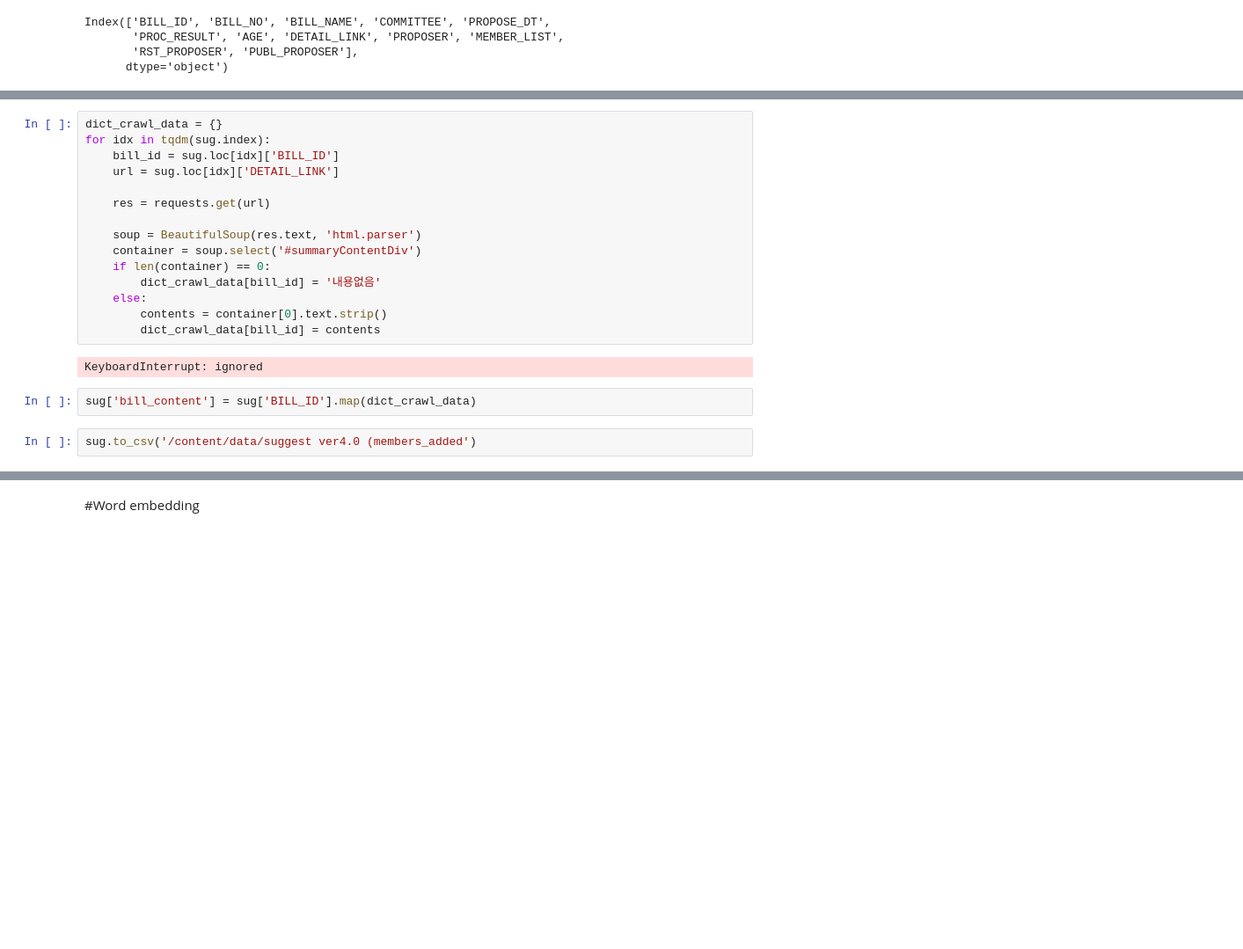
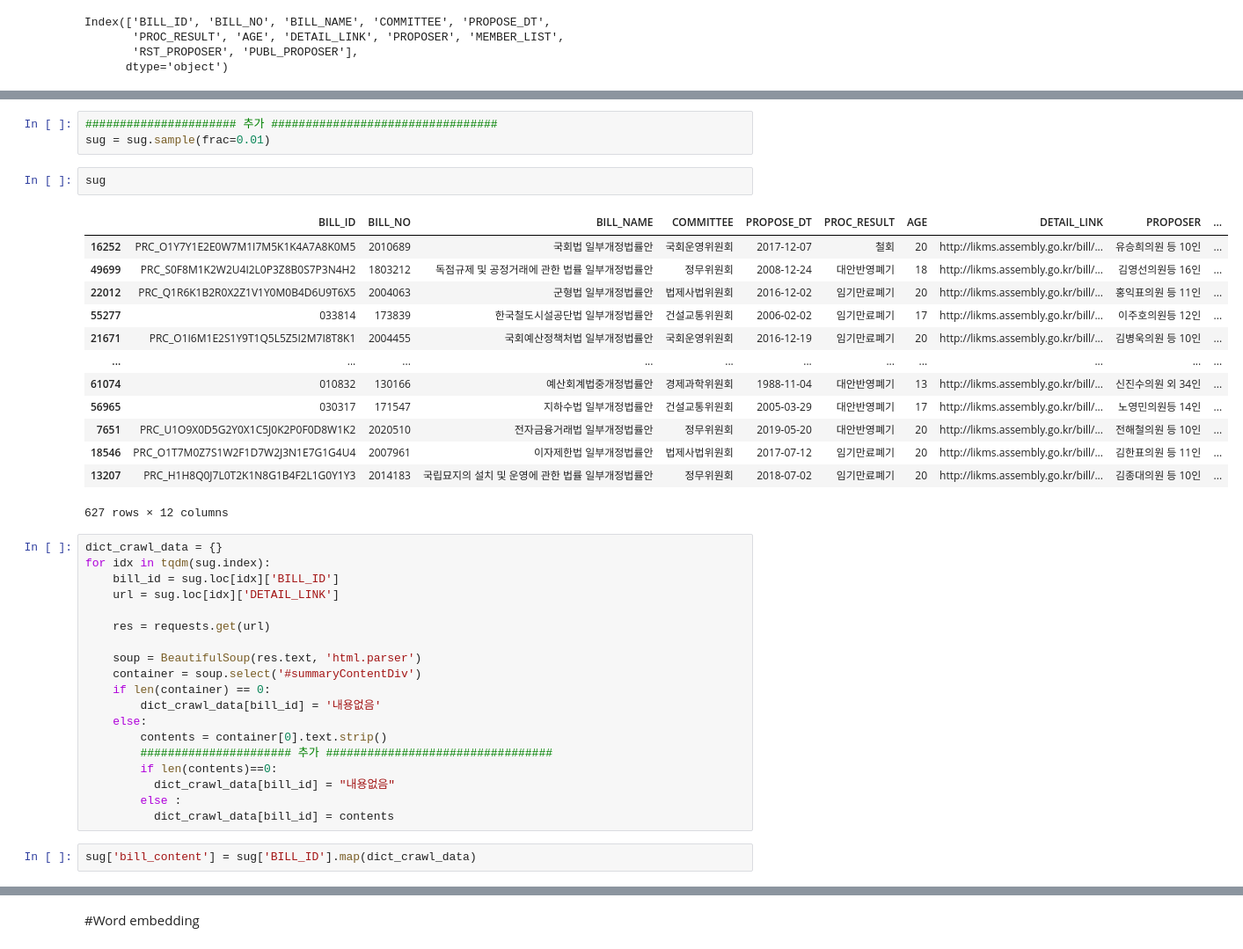
Before and after one commit to junyeonlee/Dacon_Competition, a Jupyter notebook: 20210310_국회입법1.ipynb, the cells around one changed output, grey strips where cells are left out. Shown: that part at 88% size. Saved outputs shown, nothing was run; the diff lists cells and outputs as text; blank space fills up the shorter version.

```diff
--- a/20210310_국회입법1.ipynb
+++ b/20210310_국회입법1.ipynb
@@ -296,3 +401,22 @@ Index(['BILL_ID', 'BILL_NO', 'BILL_NAME', 'COMMITTEE', 'PROPOSE_DT',
+# %%
+###################### 추가 #################################
+sug = sug.sample(frac=0.01)
+# %%
+sug
+# %% [output]
+|  | BILL_ID | BILL_NO | BILL_NAME | COMMITTEE | PROPOSE_DT | PROC_RESULT | AGE | DETAIL_LINK | PROPOSER | ... |
+| 16252 | PRC_O1Y7Y1E2E0W7M1I7M5K1K4A7A8K0M5 | 2010689 | 국회법 일부개정법률안 | 국회운영위원회 | 2017-12-07 | 철회 | 20 | http://likms.assembly.go.kr/bill/... | 유승희의원 등 10인 | ... |
+| 49699 | PRC_S0F8M1K2W2U4I2L0P3Z8B0S7P3N4H2 | 1803212 | 독점규제 및 공정거래에 관한 법률 일부개정법률안 | 정무위원회 | 2008-12-24 | 대안반영폐기 | 18 | http://likms.assembly.go.kr/bill/... | 김영선의원등 16인 | ... |
+| 22012 | PRC_Q1R6K1B2R0X2Z1V1Y0M0B4D6U9T6X5 | 2004063 | 군형법 일부개정법률안 | 법제사법위원회 | 2016-12-02 | 임기만료폐기 | 20 | http://likms.assembly.go.kr/bill/... | 홍익표의원 등 11인 | ... |
+| 55277 | 033814 | 173839 | 한국철도시설공단법 일부개정법률안 | 건설교통위원회 | 2006-02-02 | 임기만료폐기 | 17 | http://likms.assembly.go.kr/bill/... | 이주호의원등 12인 | ... |
+| 21671 | PRC_O1I6M1E2S1Y9T1Q5L5Z5I2M7I8T8K1 | 2004455 | 국회예산정책처법 일부개정법률안 | 국회운영위원회 | 2016-12-19 | 임기만료폐기 | 20 | http://likms.assembly.go.kr/bill/... | 김병욱의원 등 10인 | ... |
+| ... | ... | ... | ... | ... | ... | ... | ... | ... | ... | ... |
+| 61074 | 010832 | 130166 | 예산회계법중개정법률안 | 경제과학위원회 | 1988-11-04 | 대안반영폐기 | 13 | http://likms.assembly.go.kr/bill/... | 신진수의원 외 34인 | ... |
+| 56965 | 030317 | 171547 | 지하수법 일부개정법률안 | 건설교통위원회 | 2005-03-29 | 대안반영폐기 | 17 | http://likms.assembly.go.kr/bill/... | 노영민의원등 14인 | ... |
+| 7651 | PRC_U1O9X0D5G2Y0X1C5J0K2P0F0D8W1K2 | 2020510 | 전자금융거래법 일부개정법률안 | 정무위원회 | 2019-05-20 | 대안반영폐기 | 20 | http://likms.assembly.go.kr/bill/... | 전해철의원 등 10인 | ... |
+| 18546 | PRC_O1T7M0Z7S1W2F1D7W2J3N1E7G1G4U4 | 2007961 | 이자제한법 일부개정법률안 | 법제사법위원회 | 2017-07-12 | 임기만료폐기 | 20 | http://likms.assembly.go.kr/bill/... | 김한표의원 등 11인 | ... |
+| 13207 | PRC_H1H8Q0J7L0T2K1N8G1B4F2L1G0Y1Y3 | 2014183 | 국립묘지의 설치 및 운영에 관한 법률 일부개정법률안 | 정무위원회 | 2018-07-02 | 임기만료폐기 | 20 | http://likms.assembly.go.kr/bill/... | 김종대의원 등 10인 | ... |
+627 rows × 12 columns
 # %%
 dict_crawl_data = {}
 for idx in tqdm(sug.index):
@@ -307,10 +431,10 @@ for idx in tqdm(sug.index):
         dict_crawl_data[bill_id] = '내용없음'
     else:
         contents = container[0].text.strip()
-        dict_crawl_data[bill_id] = contents
+        ###################### 추가 #################################
+        if len(contents)==0:
+          dict_crawl_data[bill_id] = "내용없음"
+        else :
+          dict_crawl_data[bill_id] = contents
-# %% [output]
-KeyboardInterrupt: ignored
 # %%
 sug['bill_content'] = sug['BILL_ID'].map(dict_crawl_data)
-# %%
-sug.to_csv('/content/data/suggest ver4.0 (members_added')
```
Also changed, not shown: parts of 25 cells of this notebook.
